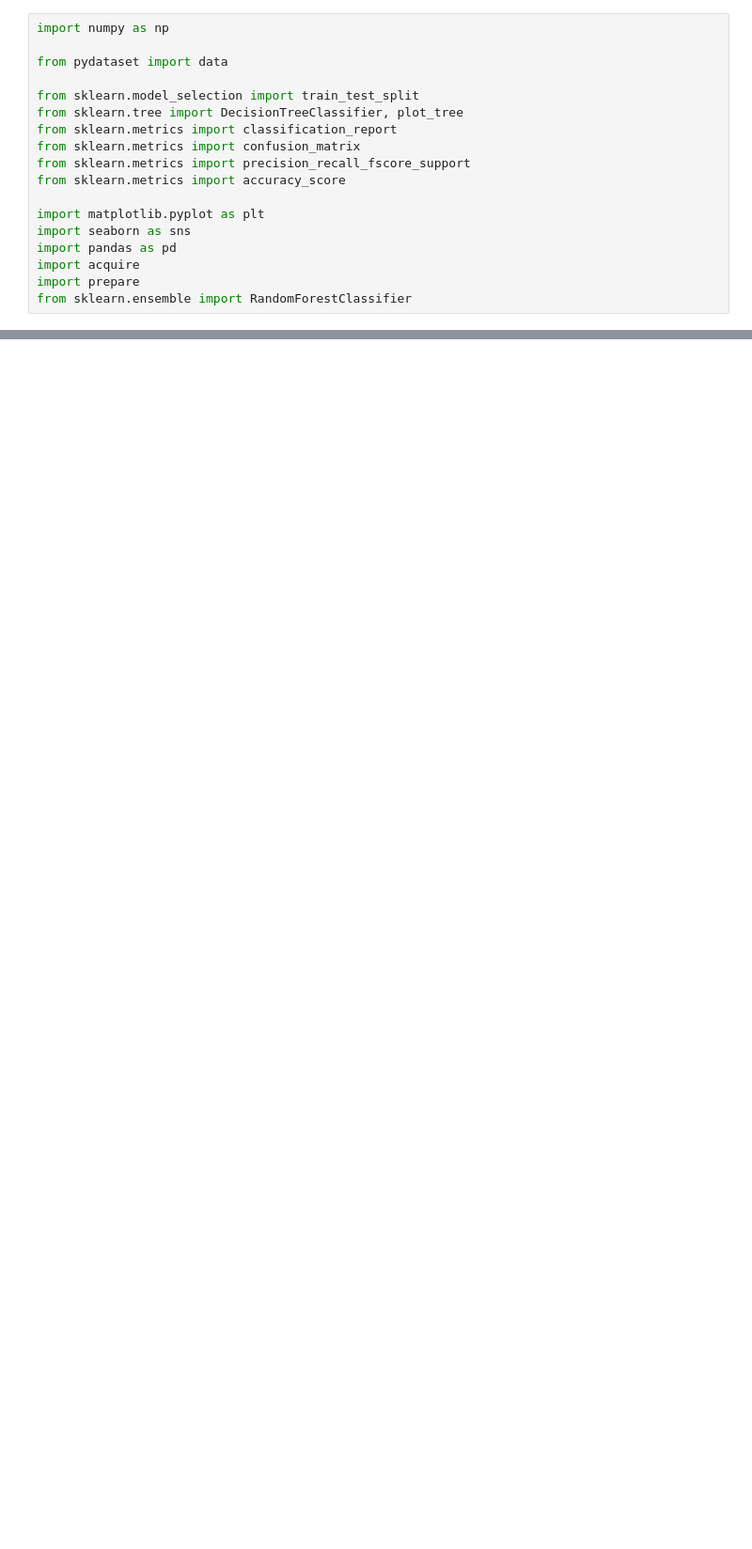
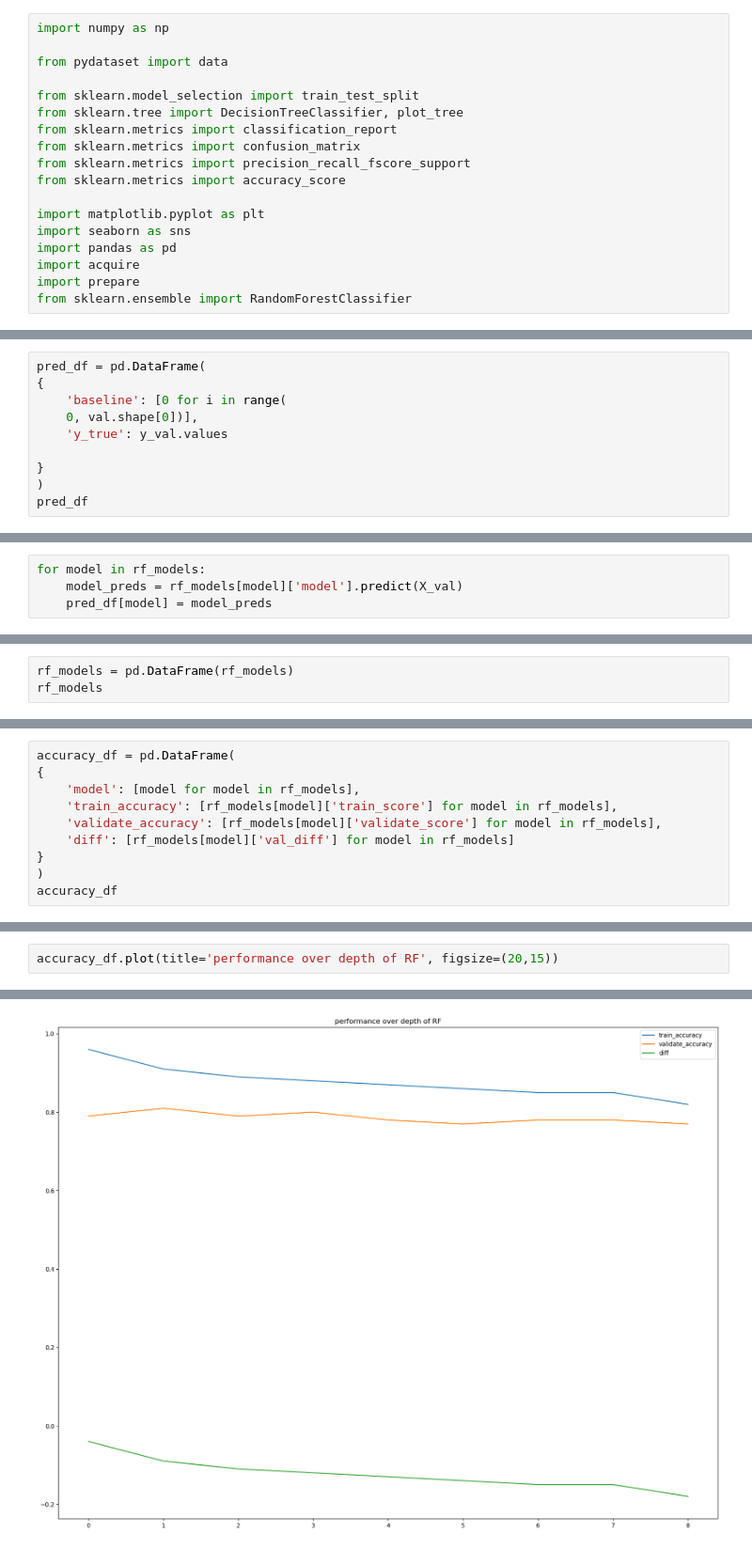
Before and after one commit to caroline-miller0921/classification_exercises, a Jupyter notebook: random_forests.ipynb, the cells around one changed output, grey strips where cells are left out. Shown at 94% size. Drawn from its saved outputs; the diff is of its cells as text; blank space fills up the shorter version.

```diff
--- a/random_forests.ipynb
+++ b/random_forests.ipynb
@@ -18,0 +176,10 @@ from sklearn.ensemble import RandomForestClassifier
+# %%
+pred_df = pd.DataFrame(
+{
+    'baseline': [0 for i in range(
+    0, val.shape[0])],
+    'y_true': y_val.values
+
+}
+)
+pred_df
@@ -18,0 +202,4 @@ from sklearn.ensemble import RandomForestClassifier
+# %%
+for model in rf_models:
+    model_preds = rf_models[model]['model'].predict(X_val)
+    pred_df[model] = model_preds
@@ -18,0 +252,3 @@ from sklearn.ensemble import RandomForestClassifier
+# %%
+rf_models = pd.DataFrame(rf_models)
+rf_models
@@ -18,0 +261,10 @@ from sklearn.ensemble import RandomForestClassifier
+# %%
+accuracy_df = pd.DataFrame(
+{
+    'model': [model for model in rf_models],
+    'train_accuracy': [rf_models[model]['train_score'] for model in rf_models],
+    'validate_accuracy': [rf_models[model]['validate_score'] for model in rf_models],
+    'diff': [rf_models[model]['val_diff'] for model in rf_models]
+}
+)
+accuracy_df
@@ -18,0 +282,3 @@ from sklearn.ensemble import RandomForestClassifier
+# %%
+accuracy_df.plot(title='performance over depth of RF', figsize=(20,15))
+# %% [output]
@@ -18,0 +286 @@ from sklearn.ensemble import RandomForestClassifier
+[figure, added]
```
Also changed, not shown: parts of 39 cells of this notebook, 2 other files.
